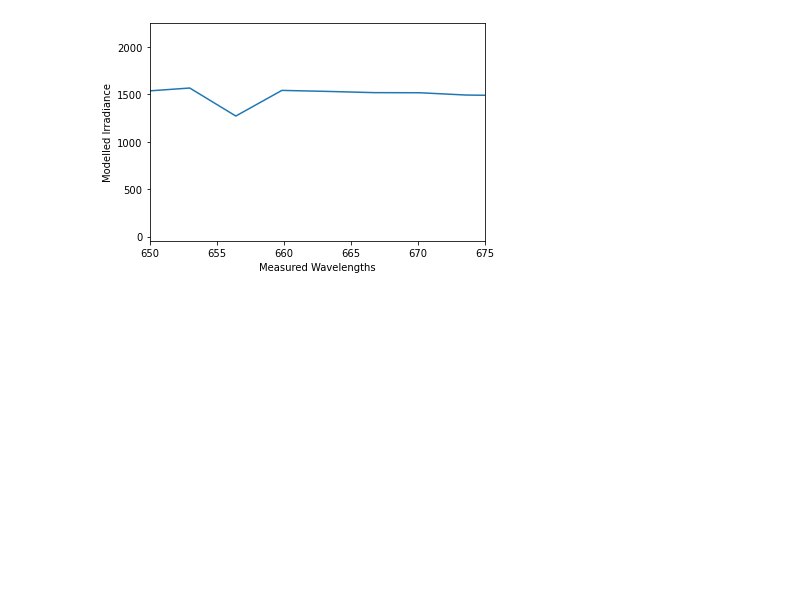
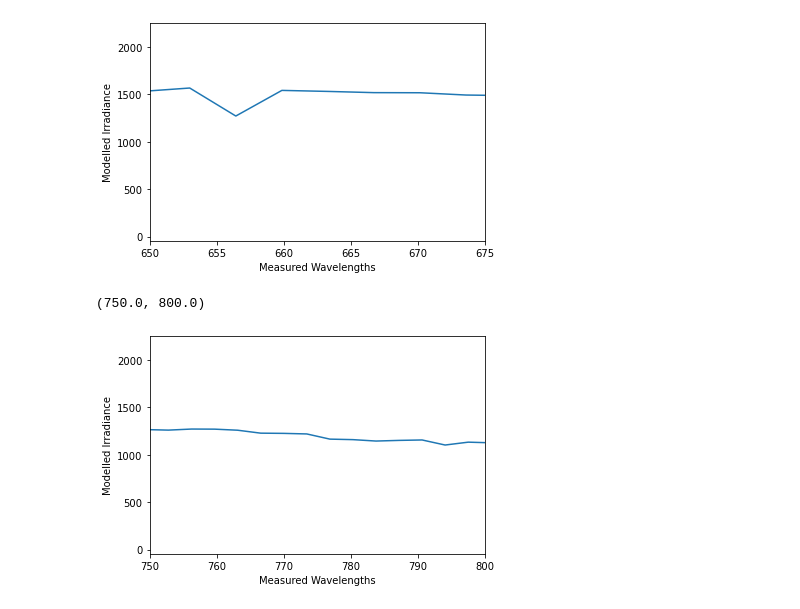
Before and after one commit to JamesWallace99/SIF_MISCADA_PROJECT, a Jupyter notebook: SCOPE_simulations/hyspec_wavelengths_conversion.ipynb, the cells around one changed output. Saved outputs shown, nothing was run; the diff lists cells and outputs as text; code cells hidden in the pictures; blank space fills up the shorter version.

```diff
--- a/SCOPE_simulations/hyspec_wavelengths_conversion.ipynb
+++ b/SCOPE_simulations/hyspec_wavelengths_conversion.ipynb
@@ -103,3 +111,12 @@ plt.xlim(650, 675)
 # %% [output]
 (650.0, 675.0)
 [figure]
+# %%
+plt.plot(measured_wavelengths, hack_irr)
+plt.xlabel('Measured Wavelengths')
+plt.ylabel('Modelled Irradiance')
+plt.xlim(750, 800)
+#plt.ylim(1000, 1500)
+# %% [output]
+(750.0, 800.0)
+[figure, added]
```
Also changed, not shown: parts of 6 cells of this notebook, 7 other files.
